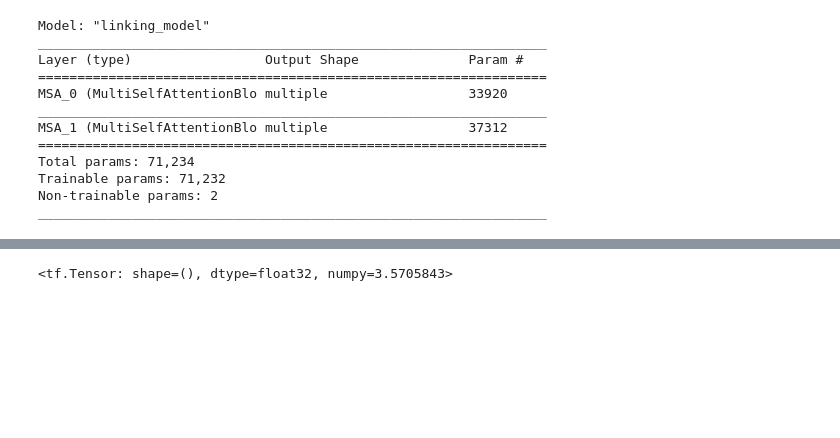
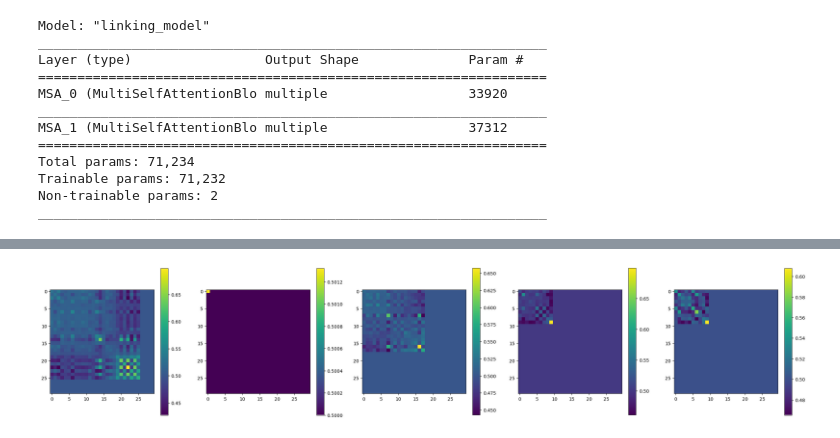
Before and after one commit to valsdav/HGCAL_Linking, a Jupyter notebook: Model_Training.ipynb, the cells around one changed output, grey strips where cells are left out. Drawn from its saved outputs; the diff is of its cells as text; code cells hidden in the pictures; blank space fills up the shorter version.

```diff
--- a/Model_Training.ipynb
+++ b/Model_Training.ipynb
@@ -802,21 +799,0 @@ KeyError: 'Failed to format this callback filepath: "/eos/user/d/dvalsecc/HGCAL_
-# %%
-model.fit(
-    x=X,
-    y=Y,
-    batch_size=args.batch_size,
-    epochs=args.nepochs,
-    verbose='auto',
-    callbacks=None,
-    validation_split=0.4,
-    shuffle=True,
-    class_weight=None,
-    sample_weight=None,
-    initial_epoch=args.initial_epoch,
-    steps_per_epoch=None,
-    validation_steps=None,
-    validation_batch_size=None,
-    validation_freq=1,
-    max_queue_size=10,
-    workers=1,
-    use_multiprocessing=False
-)
@@ -842,4 +800,6 @@ AttributeError: 'LinkingModel' object has no attribute 'loss_tracker'
-# %%
-reduced_loss
-# %% [output]
-<tf.Tensor: shape=(), dtype=float32, numpy=3.5705843>
+# %%
+pred, mask = model(X)
+# %%
+plotM(*pred[10:15], vmin=0, vmax=1)
+# %% [output]
+[figure, added]
```
Also changed, not shown: parts of 19 cells of this notebook, 4 other files.
